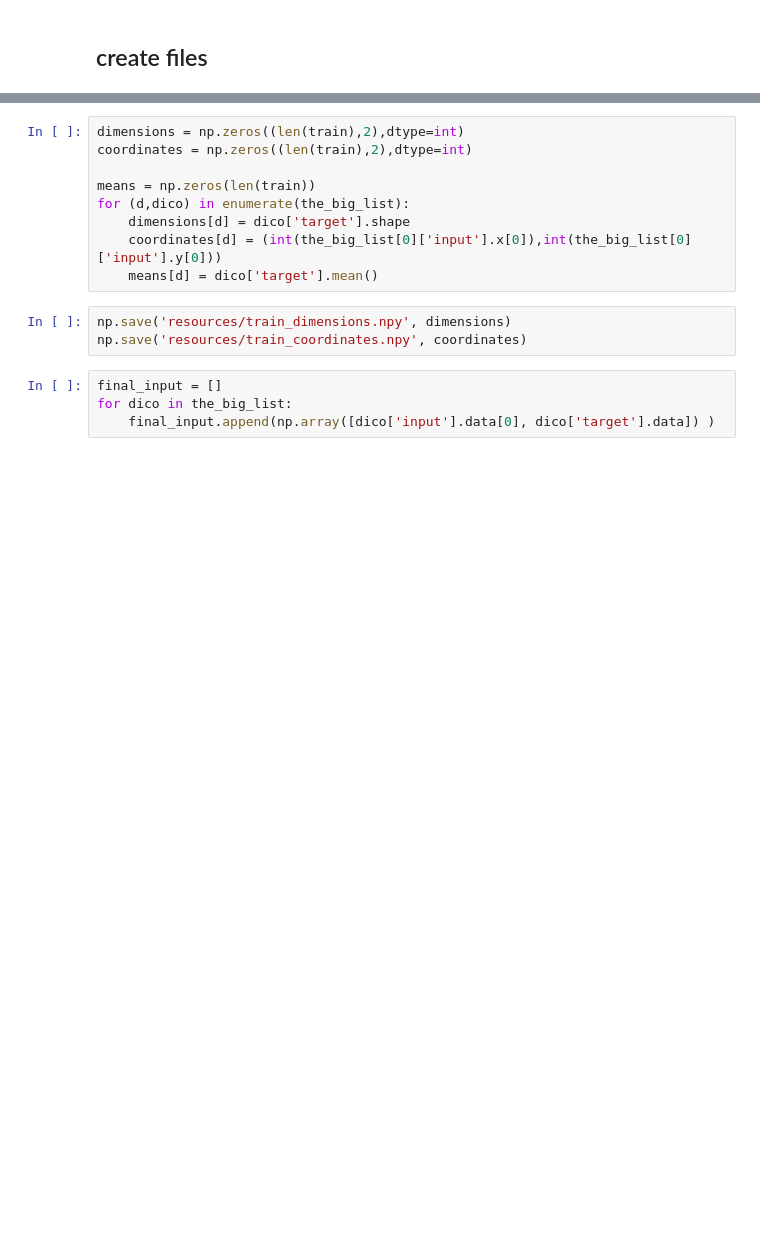
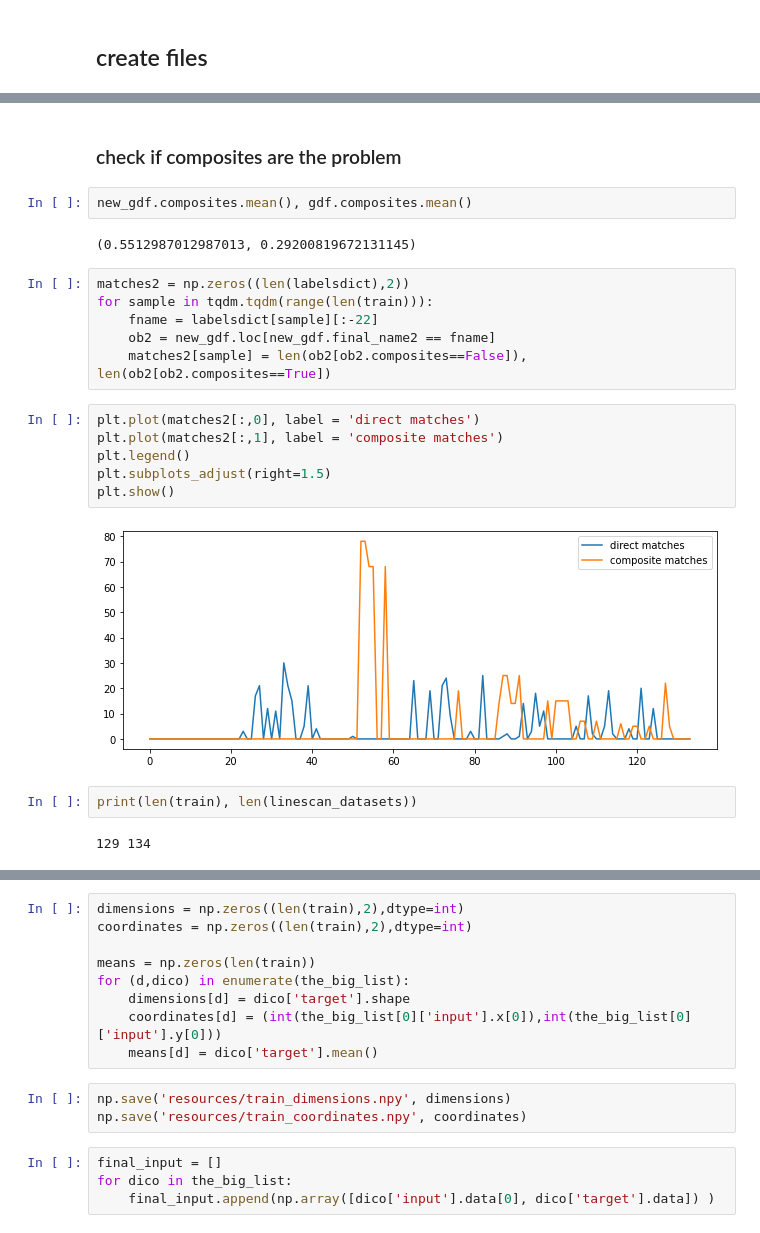
Before and after one commit to rubenfh/2021-Better-Working-World-Data-Challenge, a Jupyter notebook: notebooks/03_EY_challenge1/CleanDataExtraction.ipynb, the cells around one changed output, grey strips where cells are left out. Cells and saved outputs as stored; diff of their text form; blank space fills up the shorter version.

```diff
--- a/notebooks/03_EY_challenge1/CleanDataExtraction.ipynb
+++ b/notebooks/03_EY_challenge1/CleanDataExtraction.ipynb
@@ -259,0 +306,24 @@ new_gdf.crs = 'epsg:28355'
+# %% [markdown]
+### check if composites are the problem
+# %%
+new_gdf.composites.mean(), gdf.composites.mean()
+# %% [output]
+(0.5512987012987013, 0.29200819672131145)
+# %%
+matches2 = np.zeros((len(labelsdict),2))
+for sample in tqdm.tqdm(range(len(train))):
+    fname = labelsdict[sample][:-22]
+    ob2 = new_gdf.loc[new_gdf.final_name2 == fname]
+    matches2[sample] = len(ob2[ob2.composites==False]), len(ob2[ob2.composites==True])
+# %%
+plt.plot(matches2[:,0], label = 'direct matches')
+plt.plot(matches2[:,1], label = 'composite matches')
+plt.legend()
+plt.subplots_adjust(right=1.5)
+plt.show()
+# %% [output]
+[figure, added]
+# %%
+print(len(train), len(linescan_datasets))
+# %% [output]
+129 134
```
Also changed, not shown: parts of 24 cells of this notebook, 1 other file.
